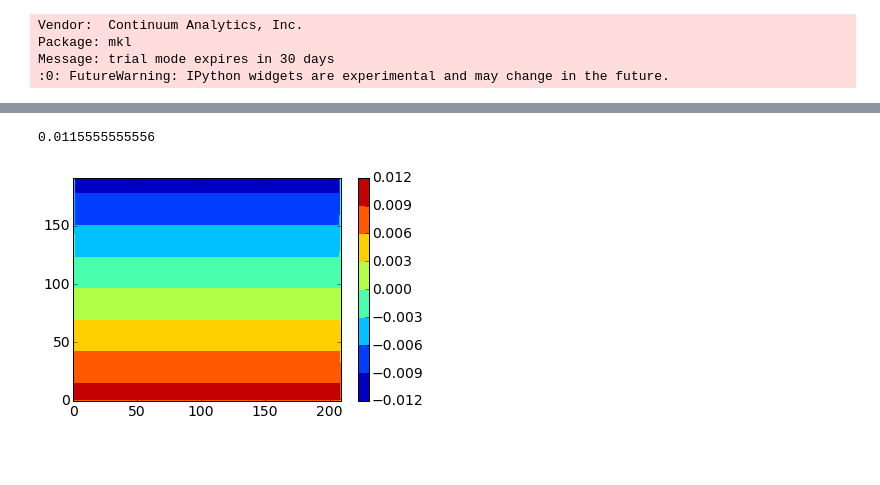
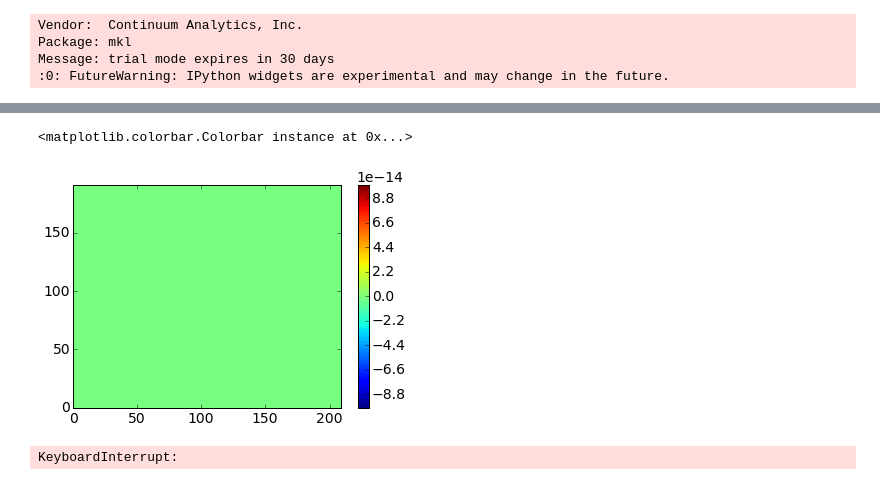
Before and after one commit to AlessandroMozzato/notebooks, a Jupyter notebook: GradientVelocity.ipynb, the cells around one changed output, grey strips where cells are left out. Drawn from its saved outputs; the diff is of its cells as text; code cells hidden in the pictures; blank space fills up the shorter version.

Commit message:
grad

```diff
--- a/GradientVelocity.ipynb
+++ b/GradientVelocity.ipynb
@@ -200,28 +214,46 @@ Sx,Sy,id_x,id_y,diff_x,diff_y,S0,U,V,hfacc = equations(36)
 # %%
 Depth, hfacc, dxF, dyF, X, Y, Z, nx, ny, k = grid(36)
 
 Depth1 = np.zeros_like(Depth)
 for xx in range(len(X)):
     for yy in range(len(Y)):
-        Depth1[yy,xx] = (xx - len(X)/2)**2 + (yy - len(Y)/2)**2
-plt.contourf(Sy)
+        #Depth1[yy,xx] = (xx - len(X)/2)**2 + (yy - len(Y)/2)**2
+        Depth1[yy,xx] = np.abs(xx - len(X)/2)
+Depth, hfacc, dxF, dyF, X, Y, Z, nx, ny, k = grid(36)
+Sx2,Sy2 = grad_calc_mod(Depth1, hfacc, dxF, dyF, X, Y, Z, 36)
+#plt.contourf(Depth1,100)
+#plt.contourf(Sx2,100)
+plt.contourf(Sy2,100)
 plt.colorbar()
-print Sx.max()
 # %% [output]
-0.0115555555556
+<matplotlib.colorbar.Colorbar instance at 0x...>
-[figure, old version]
+[figure, new version]
 # %%
 S1 = np.array(S0)
 S2 = np.array(S0)
 S3 = np.array(S0)
-for i in range(0,1000):
+S4 = np.array(S0)
+
+nt = 1000
+vel = 10000
+Sx2_touse = Sx2*vel
+Sy2_touse = Sy2*vel
+diff1 = np.zeros([nt,1])
+diff2 = np.zeros([nt,1])
+
+for i in range(0,nt):
     #print U.shape,V.shape,id_x.shape,id_y.shape
-    for x in range(S1.shape[0]):
-        S1[x,:] = S1[x,:] + np.dot(id_x*Sx[x,:]*1000,S1[x,:]) + np.dot(diff_x,S2[x,:])
-    for y in range(S1.shape[1]):
-        S2[:,y] = S2[:,y] + np.dot(id_y*Sy[:,y]*1000,S2[:,y]) + np.dot(diff_y,S2[:,y])
 
     for x in range(S1.shape[0]):
-        S3[x,:] = S3[x,:] + np.dot(id_x*Sx[x,:]*1000,S3[x,:]) + np.dot(diff_x,S3[x,:])
+        S1[x,:] = S1[x,:] + np.dot(id_x*Sx2_touse[x,:],S1[x,:]) + np.dot(diff_x,S1[x,:])
     for y in range(S1.shape[1]):
-        S3[:,y] = S3[:,y] + np.dot(id_y*Sy[:,y]*1000,S3[:,y]) + np.dot(diff_y,S3[:,y])
+        S2[:,y] = S2[:,y] + np.dot(id_y*Sy2_touse[:,y],S2[:,y]) + np.dot(diff_y,S2[:,y])
+
+    S3 = S3 + np.multiply(S3.T,np.dot(id_x,Sx2_touse.T)).T + np.dot(diff_x,S3.T).T
+    S4 = S4 + np.multiply(S4,np.dot(id_y,Sy2_touse)) + np.dot(diff_y,S4)
+
+
+    diff1[i] = sum(sum(abs(S1-S3)))
+    diff2[i] = sum(sum(abs(S2-S4)))
+# %% [output]
+KeyboardInterrupt:
```
Also changed, not shown: parts of 18 cells of this notebook, 2 other files.
